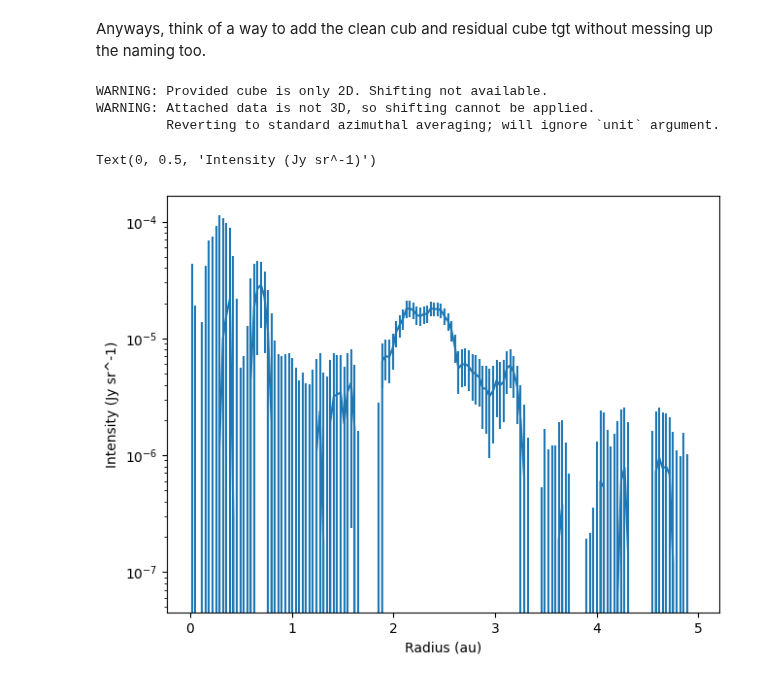
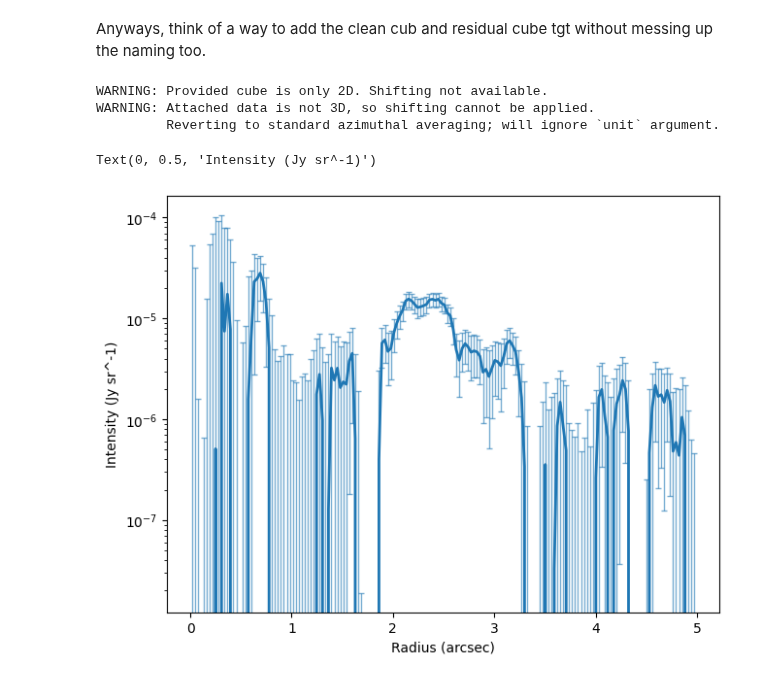
Before and after one commit to VWelke/CPD_MPIA, a Jupyter notebook: Residual_Plot.ipynb, the cells around one changed output. Drawn from its saved outputs; the diff is of its cells as text; code cells hidden in the pictures.

```diff
--- a/Residual_Plot.ipynb
+++ b/Residual_Plot.ipynb
@@ -73,11 +105,20 @@ all_disks = {}
 
 for disk in os.listdir(data_dir):
     res_path = os.path.join(data_dir, disk, "images_frank_residuals_different_robust")
+    clean_path = os.path.join(data_dir, disk, "images_data_different_robust")
     geom_file = os.path.join(data_dir, disk, f"{disk}_geometrical_parameters_continuum_galario.txt")
+    clean_profile_file = os.path.join(data_dir, disk, f"{disk}_CLEAN_profile_robust-05.txt")
+
 
     if os.path.isdir(res_path) and os.path.exists(geom_file):
         disk_obj = DiskResiduals(disk, res_path, geom_file)
         disk_obj.load_residuals()  # geometry alreadt loaded in __init__
+        # Load CLEAN images if folder exists
+        if os.path.isdir(clean_path):
+            disk_obj.load_clean_images(clean_path)
+        # Load CLEAN profile if file exists
+        if os.path.exists(clean_profile_file):
+            disk_obj.load_clean_profile(clean_profile_file)
         all_disks[disk] = disk_obj
 
 print(f"DiskResiduals is a class that contains {len(all_disks)} disks with their residuals loaded. \nall_disks is a dictionary with disk names as keys and DiskResiduals objects as values.\ndisk_obj is an object of DiskResiduals class that contains the residuals and geometries for each disk.")
@@ -129,25 +170,28 @@ Anyways, think of a way to add the clean cub and residual cube tgt without messi
 # %%
 # A simple example plot of the nonaxisymmetric residuals for disk AA_Tau with robust value 0.5
 # Adapting from section 4.2 of the exoALMA X paper
 
 
-residual_cube_AA_Tau_2 = all_disks["AA_Tau"].get_cube("2.0")
+cube = all_disks["AA_Tau"].get_cube("1.0", cube_type="residual")
 #cube = imagecube('D:\exoALMA_disk_data\AA_Tau\images_frank_residuals_different_robust\AA_Tau_continuum_resid_robust0.5.image.fits', FOV=10.0)
 
-x, y, dy = cube.radial_profile(inc=58.54, PA=93.77)
+x, y, dy = cube.radial_profile(inc=all_disks["AA_Tau"].inc, PA=all_disks["AA_Tau"].PA)
 
 fig, ax = plt.subplots(constrained_layout=True)
-ax.errorbar(x, y, dy)
+# Plot the main line with a thicker width
+ax.plot(x, y, color='C0', linewidth=2, label='Profile')
+# Overlay lighter error bars
+ax.errorbar(x, y, dy, fmt='none', ecolor='C0', alpha=0.6, elinewidth=1, capsize=2, label='Uncertainty')
 ax.set_yscale('log')
-ax.set_xlabel('Radius (au)')  # nope, please be in au
+ax.set_xlabel('Radius (arcsec)')  # nope, please be in au
 ax.set_ylabel('Intensity (Jy sr^-1)')
 
 
 
 # First , plot the full disk profile -> change the axes labels and calculations -> load the residuals
 # %% [output]
 WARNING: Provided cube is only 2D. Shifting not available.
 WARNING: Attached data is not 3D, so shifting cannot be applied.
          Reverting to standard azimuthal averaging; will ignore `unit` argument.
 Text(0, 0.5, 'Intensity (Jy sr^-1)')
-[figure, old version]
+[figure, new version]
```
Also changed, not shown: parts of 3 cells of this notebook.
